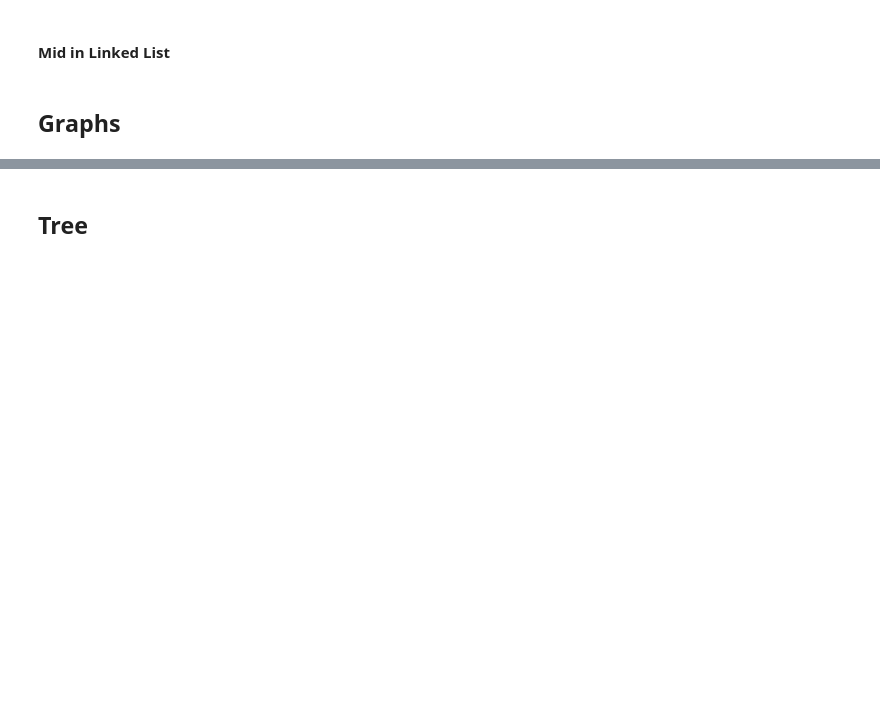
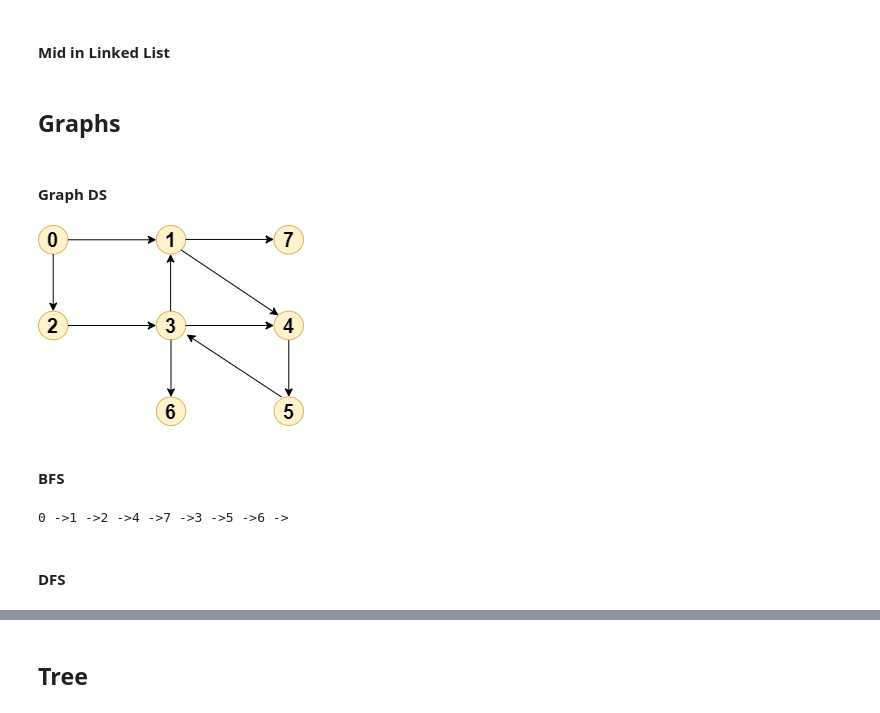
Before and after one commit to AshishSalaskar1/DS_Algo_Playground, a Jupyter notebook: Track/1Neuron_DSA.ipynb, the cells around one changed output, grey strips where cells are left out. Drawn from its saved outputs; the diff is of its cells as text; code cells hidden in the pictures; blank space fills up the shorter version.

Commit message:
Graph Algos

```diff
--- a/Track/1Neuron_DSA.ipynb
+++ b/Track/1Neuron_DSA.ipynb
@@ -274,3 +305,9 @@ def middleNode(self, head):
     return slow
 # %% [markdown]
 ## Graphs
+# %% [markdown]
+#### Graph DS
+# %%
+display(Image.open('src/graph0.png'))
+# %% [output]
+[figure, added]
@@ -276,0 +325,2 @@ def middleNode(self, head):
+# %% [markdown]
+#### BFS
@@ -276,0 +345,6 @@ def middleNode(self, head):
+# %%
+BFS(adj,0)
+# %% [output]
+0 ->1 ->2 ->4 ->7 ->3 ->5 ->6 ->
+# %% [markdown]
+#### DFS
```
Also changed, not shown: parts of 17 cells of this notebook, 1 other file.
